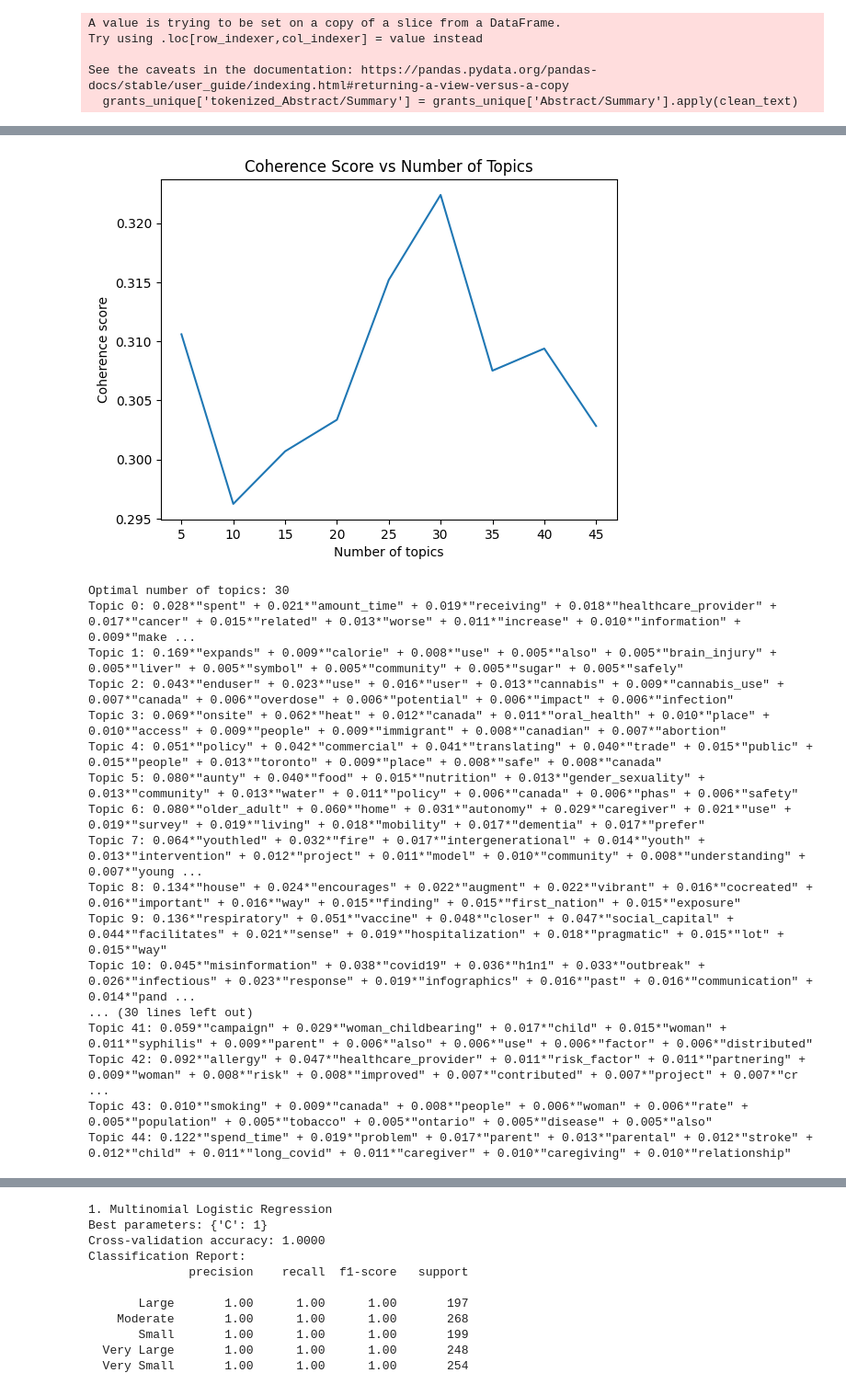
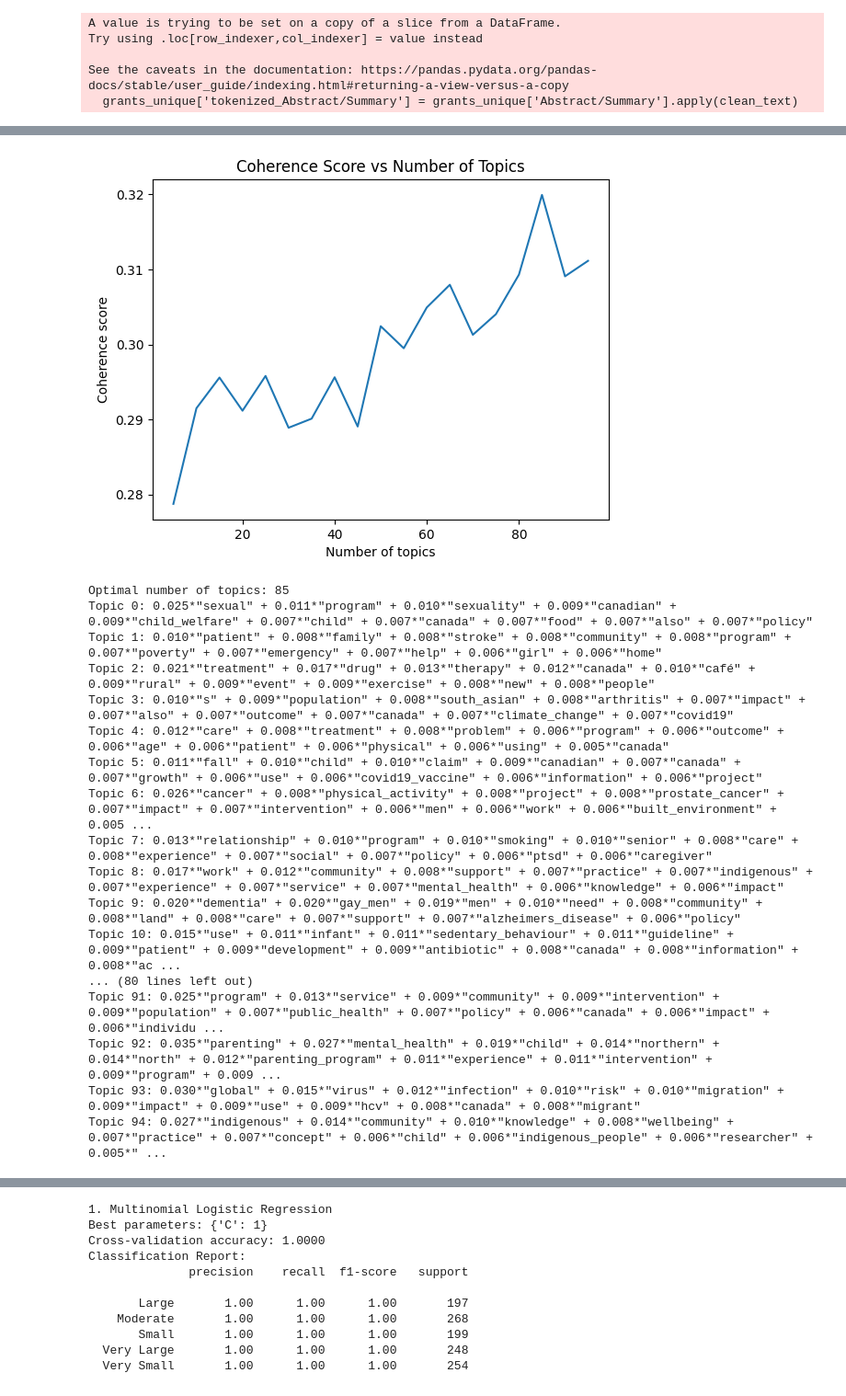
Before and after one commit to joycetheok/Grant-Abstract-Funding-Prediction, a Jupyter notebook: code.ipynb, the cells around one changed output, grey strips where cells are left out. Shown at 92% size. Drawn from its saved outputs; the diff is of its cells as text; code cells hidden in the pictures.

```diff
--- a/code.ipynb
+++ b/code.ipynb
@@ -487,7 +539,7 @@ lemmatizer = WordNetLemmatizer()
 custom_remove_words = set([
     'applicable', 'for', 'and', 'nor', 'but', 'or', 'yet', 'so',
     'after', 'although', 'because', 'before', 'if', 'until', 'when', 'while', 'where', 'as', 'though', 'unless', 'whether', 'however',
-    'et', 'al', 'u', 'about', 'above', 'against', 'along', 'among', 'around', 'as', 'at', 'before', 'behind',
+    'et', 'al', 'u', 'eg', 'ie', 'about', 'above', 'against', 'along', 'among', 'around', 'as', 'at', 'before', 'behind',
     'below', 'beneath', 'beside', 'between', 'beyond', 'by', 'despite', 'during', 'except', 'for', 'from',
     'in', 'inside', 'into', 'near', 'of', 'on', 'onto', 'opposite', 'out', 'outside', 'over', 'through',
     'throughout', 'to', 'toward', 'under', 'underneath', 'until', 'upon', 'with', 'within', 'without'
@@ -507,6 +559,7 @@ def clean_text(text):
     return cleaned_words
 
 grants_unique['tokenized_Abstract/Summary'] = grants_unique['Abstract/Summary'].apply(clean_text)
+grants_unique = grants_unique[grants_unique['tokenized_Abstract/Summary'].apply(len) >= 5].reset_index(drop=True)
 # %% [output]
 A value is trying to be set on a copy of a slice from a DataFrame.
 Try using .loc[row_indexer,col_indexer] = value instead
@@ -543,5 +585,5 @@ See the caveats in the documentation: https://pandas.pydata.org/pandas-docs/stab
 # %%
-topic_num = range(5, 50, 5)
+topic_num = range(5, 100, 5)
 coherence_score = []
 
 ### Evaluating coherence score for eahc number of topics
@@ -562,50 +604,50 @@ plt.show()
 ### Choose the optimal number of topics
 optimal_topics = topic_num[coherence_score.index(max(coherence_score))]
 print('Optimal number of topics:', optimal_topics)
 
 for idx, topic in lda_model.print_topics(-1):
     print(f"Topic {idx}: {topic}")
 
 
 ### LDA modeling
 lda_model = LdaModel(bow_corpus, num_topics=optimal_topics, id2word=dictionary, random_state=42)
 topic_distributions = [dict(lda_model.get_document_topics(bow)) for bow in bow_corpus]
 topic_df = pd.DataFrame.from_records(topic_distributions).fillna(0)
 topic_df.columns = [f"Topic_{i+1}" for i in range(optimal_topics)]
 topic_df.index = grants_unique.index
 topic_df = topic_df.sort_index()
 grants_unique = grants_unique.sort_index()
-topic_df['Grant_Amount'] = grants_unique['CIHR contribution']
+topic_df['Grant_Amount'] = grants_unique['log_CIHR_Contribution']
 ### Categorizing the grant amount
 labels = ['Very Small','Small', 'Moderate', 'Large', 'Very Large']
 bins = [topic_df['Grant_Amount'].min(),
         topic_df['Grant_Amount'].quantile(0.2),
         topic_df['Grant_Amount'].quantile(0.4),
         topic_df['Grant_Amount'].quantile(0.6),
         topic_df['Grant_Amount'].quantile(0.8),
         topic_df['Grant_Amount'].max()]
 
 
 topic_df['funding_category'] = pd.cut(topic_df['Grant_Amount'], bins=bins, labels=labels, include_lowest=True)
 category_order = {"Very Small": 1, "Small": 2, "Moderate": 3, "Large": 4, "Very Large": 5}
 topic_df['category_numeric'] = topic_df['funding_category'].map(category_order)
 # %% [output]
-[figure, old version]
+[figure, new version]
-Optimal number of topics: 30
-Topic 0: 0.028*"spent" + 0.021*"amount_time" + 0.019*"receiving" + 0.018*"healthcare_provider" + 0.017*"cancer" + 0.015*"related" + 0.013*"worse" + 0.011*"increase" + 0.010*"information" + 0.009*"make ...
-Topic 1: 0.169*"expands" + 0.009*"calorie" + 0.008*"use" + 0.005*"also" + 0.005*"brain_injury" + 0.005*"liver" + 0.005*"symbol" + 0.005*"community" + 0.005*"sugar" + 0.005*"safely"
-Topic 2: 0.043*"enduser" + 0.023*"use" + 0.016*"user" + 0.013*"cannabis" + 0.009*"cannabis_use" + 0.007*"canada" + 0.006*"overdose" + 0.006*"potential" + 0.006*"impact" + 0.006*"infection"
-Topic 3: 0.069*"onsite" + 0.062*"heat" + 0.012*"canada" + 0.011*"oral_health" + 0.010*"place" + 0.010*"access" + 0.009*"people" + 0.009*"immigrant" + 0.008*"canadian" + 0.007*"abortion"
-Topic 4: 0.051*"policy" + 0.042*"commercial" + 0.041*"translating" + 0.040*"trade" + 0.015*"public" + 0.015*"people" + 0.013*"toronto" + 0.009*"place" + 0.008*"safe" + 0.008*"canada"
-Topic 5: 0.080*"aunty" + 0.040*"food" + 0.015*"nutrition" + 0.013*"gender_sexuality" + 0.013*"community" + 0.013*"water" + 0.011*"policy" + 0.006*"canada" + 0.006*"phas" + 0.006*"safety"
-Topic 6: 0.080*"older_adult" + 0.060*"home" + 0.031*"autonomy" + 0.029*"caregiver" + 0.021*"use" + 0.019*"survey" + 0.019*"living" + 0.018*"mobility" + 0.017*"dementia" + 0.017*"prefer"
-Topic 7: 0.064*"youthled" + 0.032*"fire" + 0.017*"intergenerational" + 0.014*"youth" + 0.013*"intervention" + 0.012*"project" + 0.011*"model" + 0.010*"community" + 0.008*"understanding" + 0.007*"young ...
-Topic 8: 0.134*"house" + 0.024*"encourages" + 0.022*"augment" + 0.022*"vibrant" + 0.016*"cocreated" + 0.016*"important" + 0.016*"way" + 0.015*"finding" + 0.015*"first_nation" + 0.015*"exposure"
-Topic 9: 0.136*"respiratory" + 0.051*"vaccine" + 0.048*"closer" + 0.047*"social_capital" + 0.044*"facilitates" + 0.021*"sense" + 0.019*"hospitalization" + 0.018*"pragmatic" + 0.015*"lot" + 0.015*"way"
-Topic 10: 0.045*"misinformation" + 0.038*"covid19" + 0.036*"h1n1" + 0.033*"outbreak" + 0.026*"infectious" + 0.023*"response" + 0.019*"infographics" + 0.016*"past" + 0.016*"communication" + 0.014*"pand ...
-... (30 lines left out)
-Topic 41: 0.059*"campaign" + 0.029*"woman_childbearing" + 0.017*"child" + 0.015*"woman" + 0.011*"syphilis" + 0.009*"parent" + 0.006*"also" + 0.006*"use" + 0.006*"factor" + 0.006*"distributed"
-Topic 42: 0.092*"allergy" + 0.047*"healthcare_provider" + 0.011*"risk_factor" + 0.011*"partnering" + 0.009*"woman" + 0.008*"risk" + 0.008*"improved" + 0.007*"contributed" + 0.007*"project" + 0.007*"cr ...
-Topic 43: 0.010*"smoking" + 0.009*"canada" + 0.008*"people" + 0.006*"woman" + 0.006*"rate" + 0.005*"population" + 0.005*"tobacco" + 0.005*"ontario" + 0.005*"disease" + 0.005*"also"
-Topic 44: 0.122*"spend_time" + 0.019*"problem" + 0.017*"parent" + 0.013*"parental" + 0.012*"stroke" + 0.012*"child" + 0.011*"long_covid" + 0.011*"caregiver" + 0.010*"caregiving" + 0.010*"relationship"
+Optimal number of topics: 85
+Topic 0: 0.025*"sexual" + 0.011*"program" + 0.010*"sexuality" + 0.009*"canadian" + 0.009*"child_welfare" + 0.007*"child" + 0.007*"canada" + 0.007*"food" + 0.007*"also" + 0.007*"policy"
+Topic 1: 0.010*"patient" + 0.008*"family" + 0.008*"stroke" + 0.008*"community" + 0.008*"program" + 0.007*"poverty" + 0.007*"emergency" + 0.007*"help" + 0.006*"girl" + 0.006*"home"
+Topic 2: 0.021*"treatment" + 0.017*"drug" + 0.013*"therapy" + 0.012*"canada" + 0.010*"café" + 0.009*"rural" + 0.009*"event" + 0.009*"exercise" + 0.008*"new" + 0.008*"people"
+Topic 3: 0.010*"s" + 0.009*"population" + 0.008*"south_asian" + 0.008*"arthritis" + 0.007*"impact" + 0.007*"also" + 0.007*"outcome" + 0.007*"canada" + 0.007*"climate_change" + 0.007*"covid19"
+Topic 4: 0.012*"care" + 0.008*"treatment" + 0.008*"problem" + 0.006*"program" + 0.006*"outcome" + 0.006*"age" + 0.006*"patient" + 0.006*"physical" + 0.006*"using" + 0.005*"canada"
+Topic 5: 0.011*"fall" + 0.010*"child" + 0.010*"claim" + 0.009*"canadian" + 0.007*"canada" + 0.007*"growth" + 0.006*"use" + 0.006*"covid19_vaccine" + 0.006*"information" + 0.006*"project"
+Topic 6: 0.026*"cancer" + 0.008*"physical_activity" + 0.008*"project" + 0.008*"prostate_cancer" + 0.007*"impact" + 0.007*"intervention" + 0.006*"men" + 0.006*"work" + 0.006*"built_environment" + 0.005 ...
+Topic 7: 0.013*"relationship" + 0.010*"program" + 0.010*"smoking" + 0.010*"senior" + 0.008*"care" + 0.008*"experience" + 0.007*"social" + 0.007*"policy" + 0.006*"ptsd" + 0.006*"caregiver"
+Topic 8: 0.017*"work" + 0.012*"community" + 0.008*"support" + 0.007*"practice" + 0.007*"indigenous" + 0.007*"experience" + 0.007*"service" + 0.007*"mental_health" + 0.006*"knowledge" + 0.006*"impact"
+Topic 9: 0.020*"dementia" + 0.020*"gay_men" + 0.019*"men" + 0.010*"need" + 0.008*"community" + 0.008*"land" + 0.008*"care" + 0.007*"support" + 0.007*"alzheimers_disease" + 0.006*"policy"
+Topic 10: 0.015*"use" + 0.011*"infant" + 0.011*"sedentary_behaviour" + 0.011*"guideline" + 0.009*"patient" + 0.009*"development" + 0.009*"antibiotic" + 0.008*"canada" + 0.008*"information" + 0.008*"ac ...
+... (80 lines left out)
+Topic 91: 0.025*"program" + 0.013*"service" + 0.009*"community" + 0.009*"intervention" + 0.009*"population" + 0.007*"public_health" + 0.007*"policy" + 0.006*"canada" + 0.006*"impact" + 0.006*"individu ...
+Topic 92: 0.035*"parenting" + 0.027*"mental_health" + 0.019*"child" + 0.014*"northern" + 0.014*"north" + 0.012*"parenting_program" + 0.011*"experience" + 0.011*"intervention" + 0.009*"program" + 0.009 ...
+Topic 93: 0.030*"global" + 0.015*"virus" + 0.012*"infection" + 0.010*"risk" + 0.010*"migration" + 0.009*"impact" + 0.009*"use" + 0.009*"hcv" + 0.008*"canada" + 0.008*"migrant"
+Topic 94: 0.027*"indigenous" + 0.014*"community" + 0.010*"knowledge" + 0.008*"wellbeing" + 0.007*"practice" + 0.007*"concept" + 0.006*"child" + 0.006*"indigenous_people" + 0.006*"researcher" + 0.005*" ...
 # %% [markdown]
```
Also changed, not shown: parts of 18 cells of this notebook, 2 other files.
